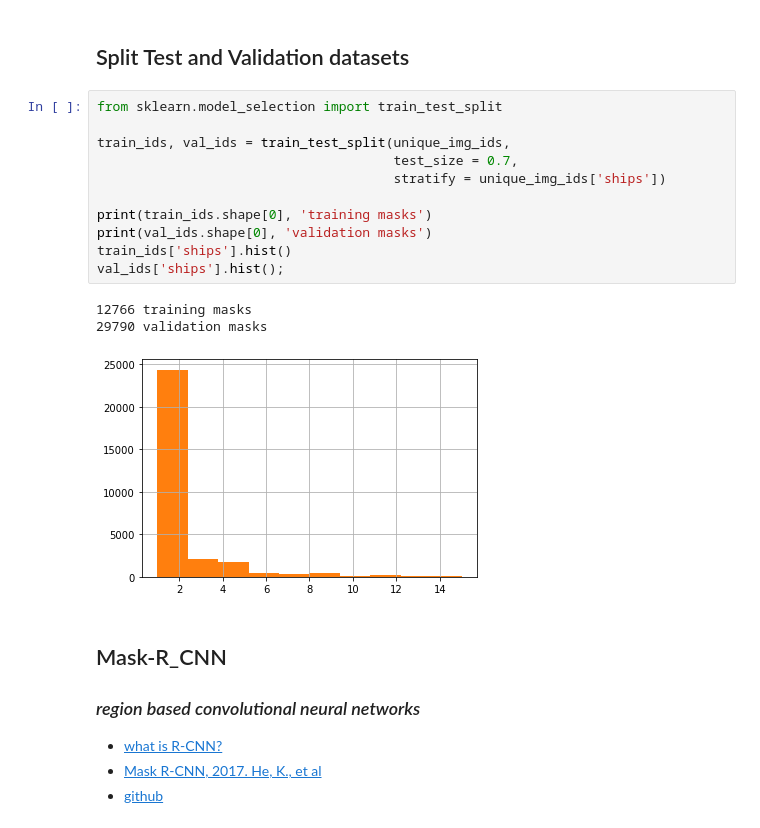
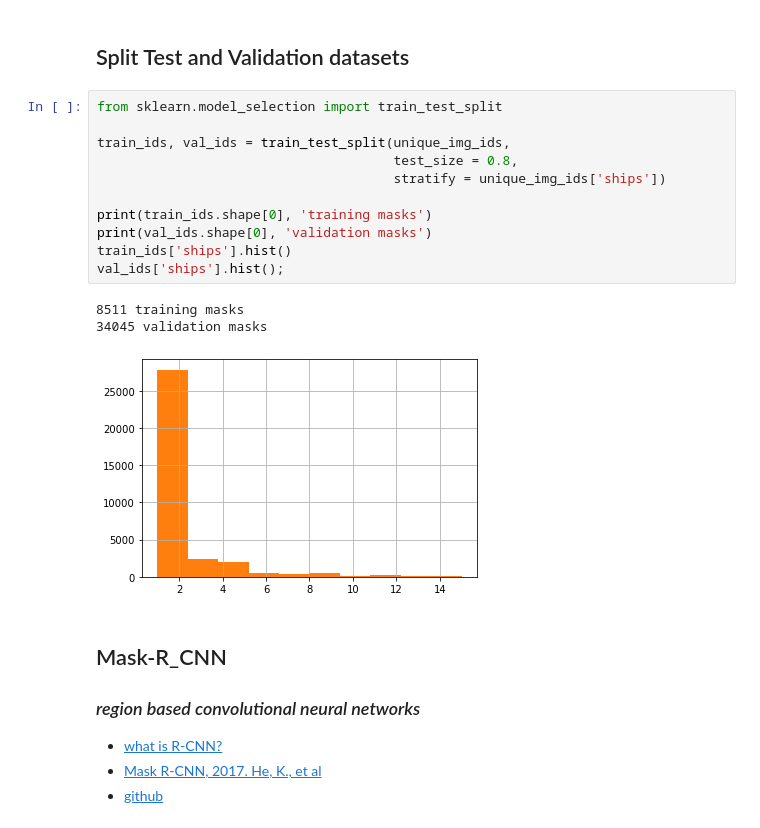
Before and after one commit to bpostance/kaggle.ship_detection, a Jupyter notebook: DSIS/notebooks/01-Mask-R-CNN.ipynb, the cells around one changed output. Cells and saved outputs as stored; diff of their text form.

Commit message:
updated training DSIS

```diff
--- a/DSIS/notebooks/01-Mask-R-CNN.ipynb
+++ b/DSIS/notebooks/01-Mask-R-CNN.ipynb
@@ -163,18 +146,18 @@ unique_img_ids.sample(3)
 # %%
 from sklearn.model_selection import train_test_split
 
 train_ids, val_ids = train_test_split(unique_img_ids,
-                                      test_size = 0.7,
+                                      test_size = 0.8,
                                       stratify = unique_img_ids['ships'])
 
 print(train_ids.shape[0], 'training masks')
 print(val_ids.shape[0], 'validation masks')
 train_ids['ships'].hist()
 val_ids['ships'].hist();
 # %% [output]
-12766 training masks
-29790 validation masks
+8511 training masks
+34045 validation masks
-[figure, old version]
+[figure, new version]
 # %% [markdown]
 ## Mask-R_CNN
 ### *region based convolutional neural networks*
```
Also changed, not shown: parts of 8 cells of this notebook.
